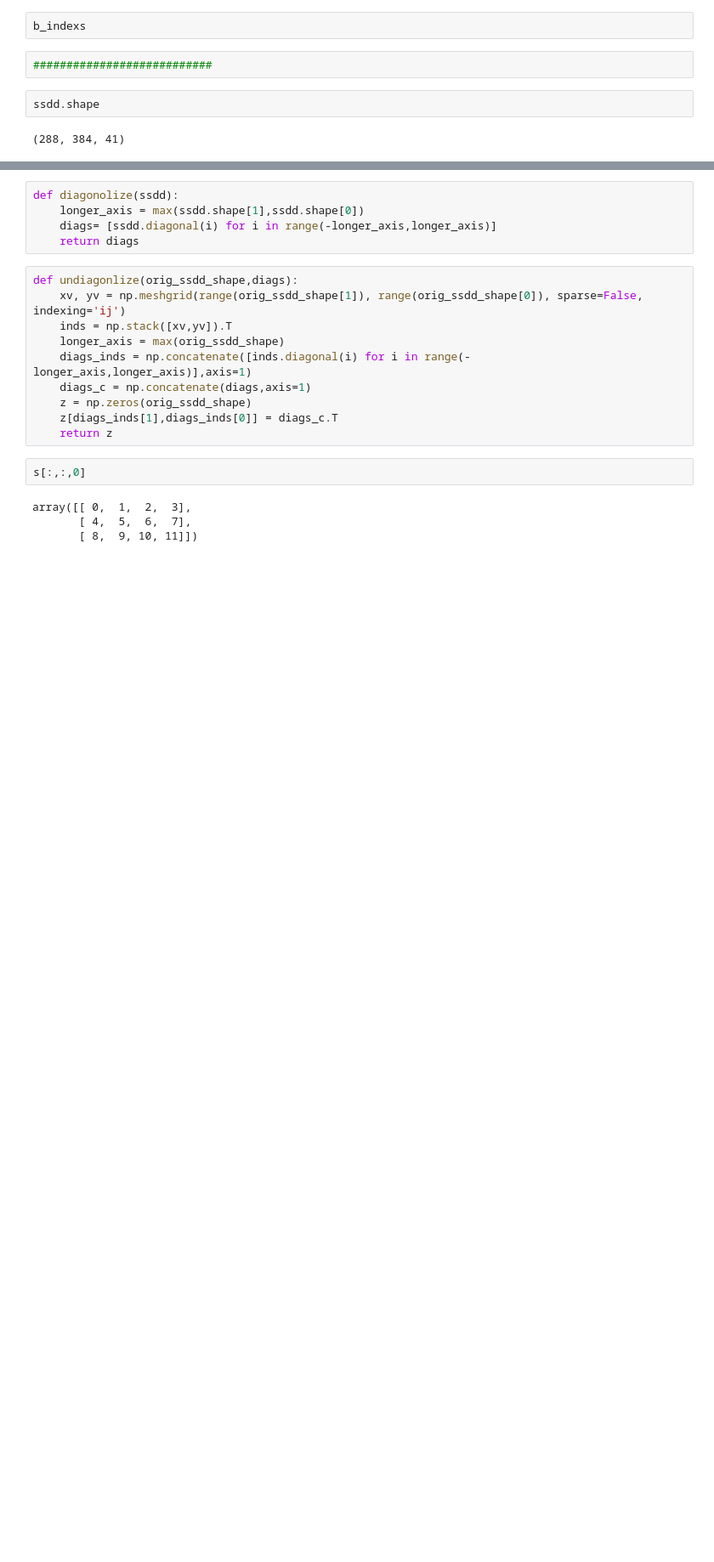
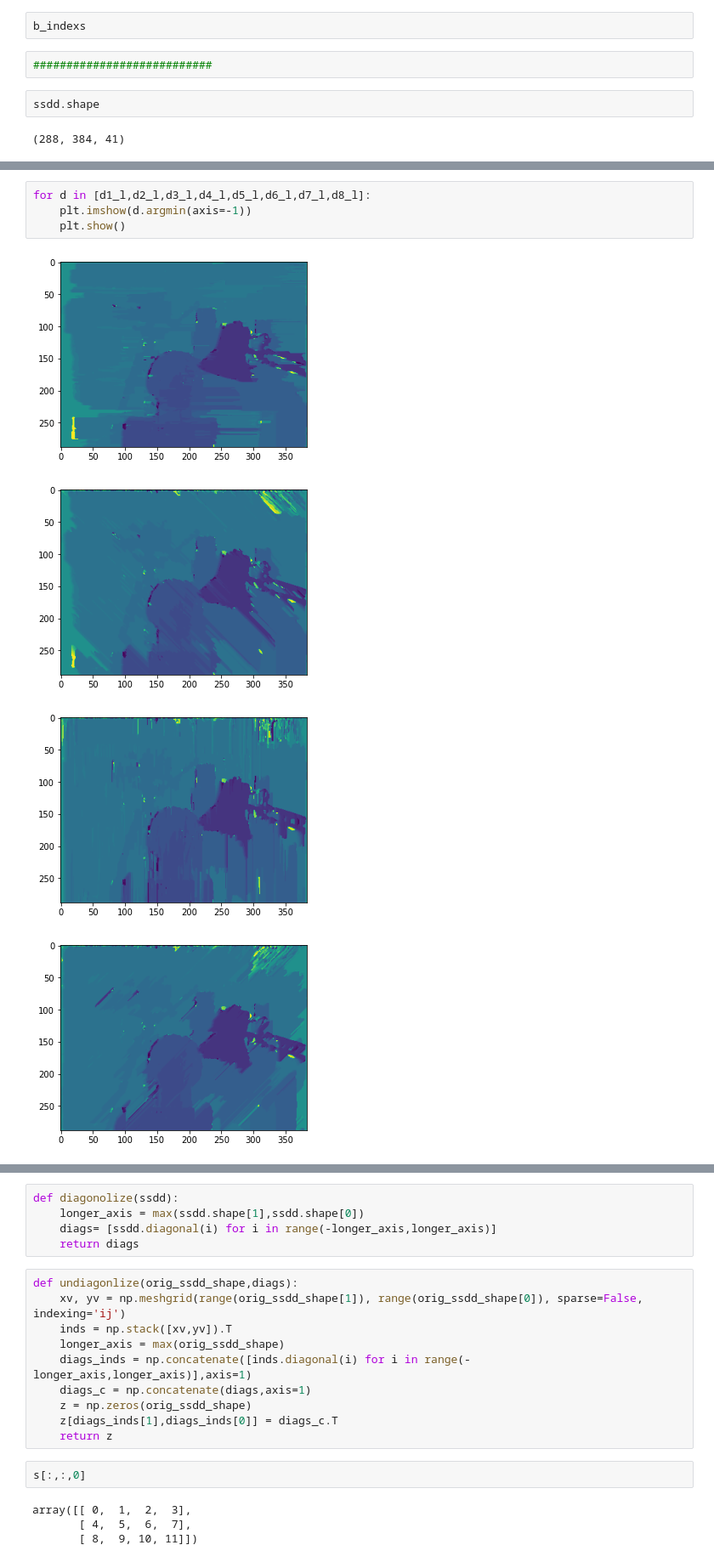
Before and after one commit to Dannynis/cv_ex2, a Jupyter notebook: Untitled.ipynb, the cells around one changed output, grey strips where cells are left out. Shown at 85% size. Cells and saved outputs as stored; diff of their text form; blank space fills up the shorter version.

```diff
--- a/Untitled.ipynb
+++ b/Untitled.ipynb
@@ -436,0 +495,9 @@ def direction_slice(ssdd,direction):
+# %%
+for d in [d1_l,d2_l,d3_l,d4_l,d5_l,d6_l,d7_l,d8_l]:
+    plt.imshow(d.argmin(axis=-1))
+    plt.show()
+# %% [output]
+[figure, added]
+[figure, added]
+[figure, added]
+[figure, added]
```
Also changed, not shown: parts of 16 cells of this notebook, 2 other files.
